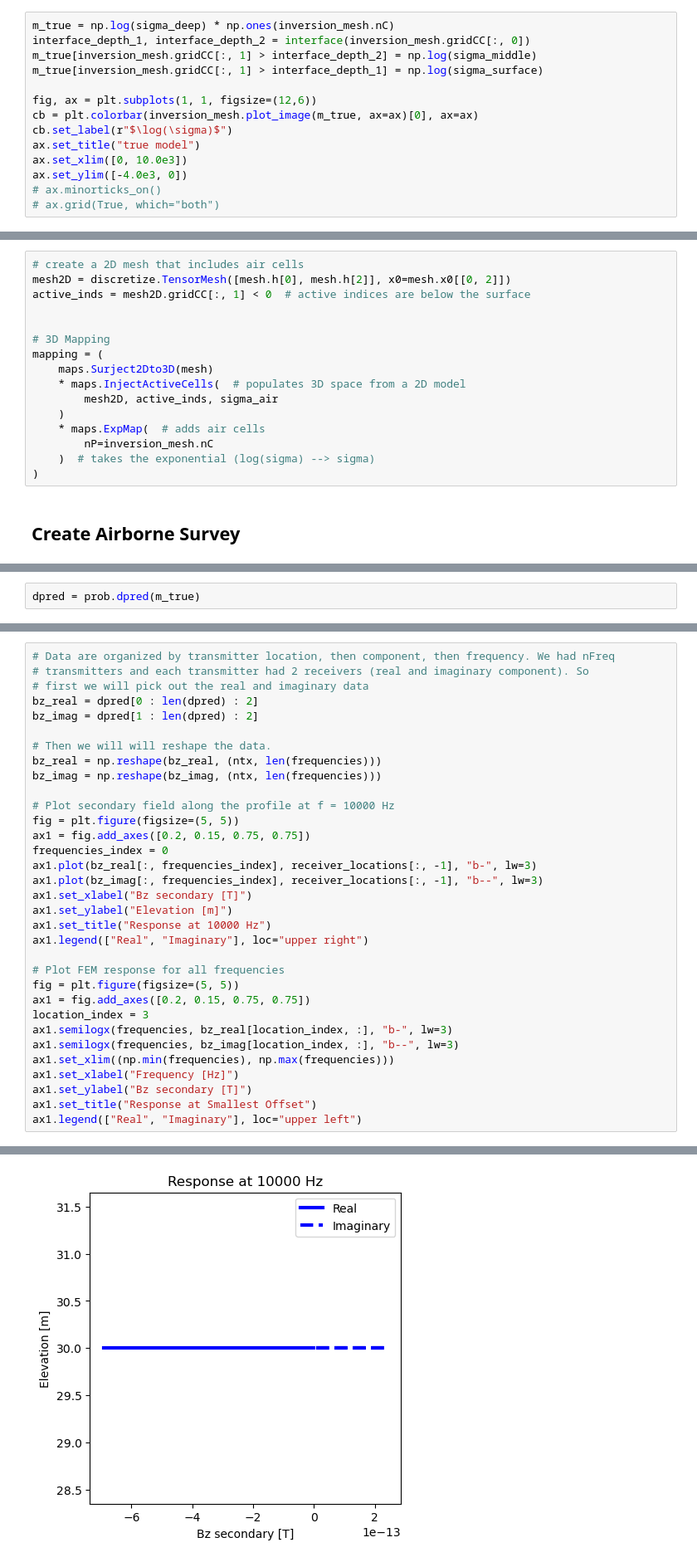
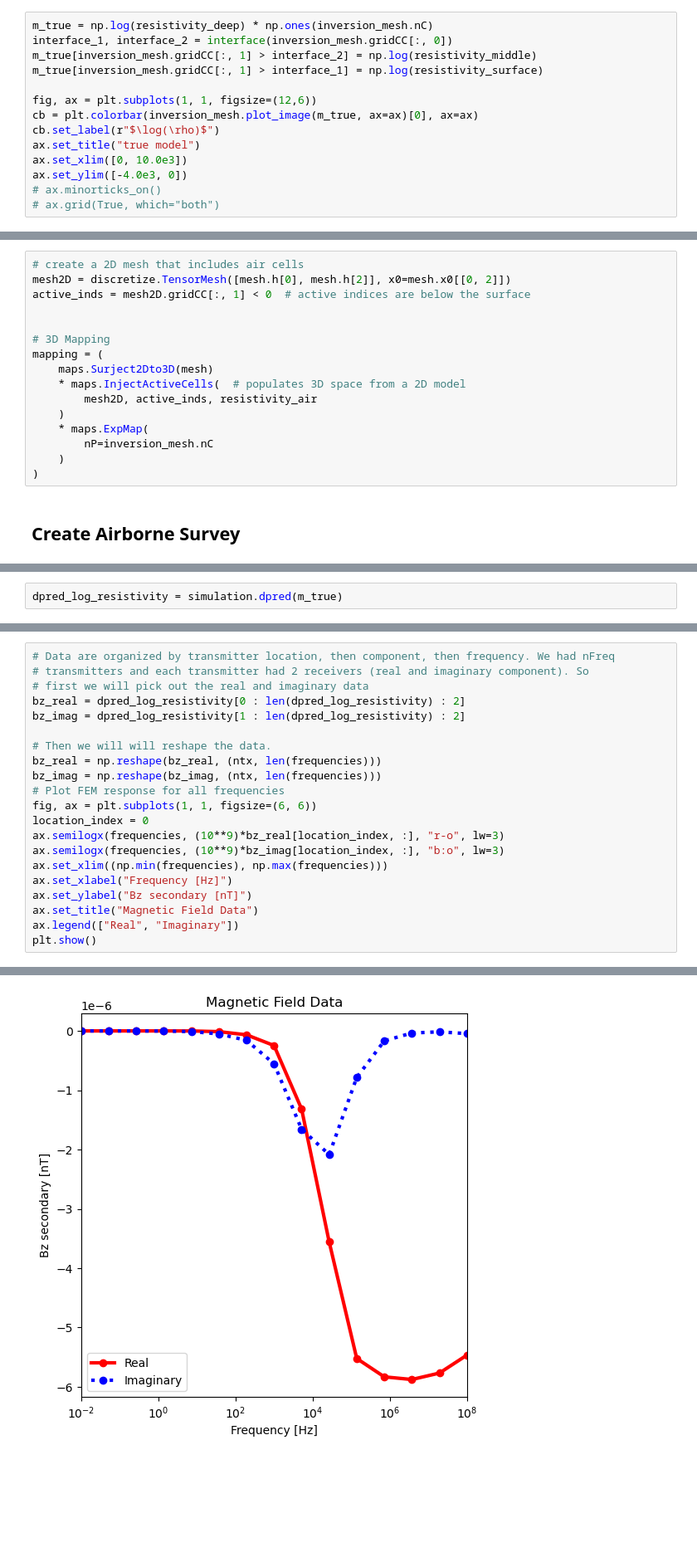
Before and after one commit to SabrinaAshik/EOSC454-Project-SabrinaAshik, a Jupyter notebook: 3d_files/3d_fwd_fdem_simulation.ipynb, the cells around one changed output, grey strips where cells are left out. Shown at 83% size. Cells and saved outputs as stored; diff of their text form; blank space fills up the shorter version.

```diff
--- a/3d_files/3d_fwd_fdem_simulation.ipynb
+++ b/3d_files/3d_fwd_fdem_simulation.ipynb
@@ -108,12 +112,12 @@ def interface(x):
 # %%
-m_true = np.log(sigma_deep) * np.ones(inversion_mesh.nC)
-interface_depth_1, interface_depth_2 = interface(inversion_mesh.gridCC[:, 0])
-m_true[inversion_mesh.gridCC[:, 1] > interface_depth_2] = np.log(sigma_middle)
-m_true[inversion_mesh.gridCC[:, 1] > interface_depth_1] = np.log(sigma_surface)
+m_true = np.log(resistivity_deep) * np.ones(inversion_mesh.nC)
+interface_1, interface_2 = interface(inversion_mesh.gridCC[:, 0])
+m_true[inversion_mesh.gridCC[:, 1] > interface_2] = np.log(resistivity_middle)
+m_true[inversion_mesh.gridCC[:, 1] > interface_1] = np.log(resistivity_surface)
 
 fig, ax = plt.subplots(1, 1, figsize=(12,6))
 cb = plt.colorbar(inversion_mesh.plot_image(m_true, ax=ax)[0], ax=ax)
-cb.set_label(r"$\log(\sigma)$")
+cb.set_label(r"$\log(\rho)$")
 ax.set_title("true model")
 ax.set_xlim([0, 10.0e3])
 ax.set_ylim([-4.0e3, 0])
@@ -134,11 +138,11 @@ active_inds = mesh2D.gridCC[:, 1] < 0  # active indices are below the surface
 mapping = (
     maps.Surject2Dto3D(mesh)
     * maps.InjectActiveCells(  # populates 3D space from a 2D model
-        mesh2D, active_inds, sigma_air
+        mesh2D, active_inds, resistivity_air
     )
-    * maps.ExpMap(  # adds air cells
+    * maps.ExpMap(
         nP=inversion_mesh.nC
-    )  # takes the exponential (log(sigma) --> sigma)
+    )
 )
 # %% [markdown]
 ## Create Airborne Survey
@@ -188,3 +194,3 @@ prob = fdem.Simulation3DMagneticFluxDensity(
 )
 # %%
-dpred = prob.dpred(m_true)
+dpred_log_resistivity = simulation.dpred(m_true)
@@ -264,33 +198,21 @@ array([-2.77865285e-18,  6.32495925e-17, -1.02521276e-16,  4.25873611e-16,
 # Data are organized by transmitter location, then component, then frequency. We had nFreq
 # transmitters and each transmitter had 2 receivers (real and imaginary component). So
 # first we will pick out the real and imaginary data
-bz_real = dpred[0 : len(dpred) : 2]
-bz_imag = dpred[1 : len(dpred) : 2]
+bz_real = dpred_log_resistivity[0 : len(dpred_log_resistivity) : 2]
+bz_imag = dpred_log_resistivity[1 : len(dpred_log_resistivity) : 2]
 
 # Then we will will reshape the data.
 bz_real = np.reshape(bz_real, (ntx, len(frequencies)))
 bz_imag = np.reshape(bz_imag, (ntx, len(frequencies)))
-
-# Plot secondary field along the profile at f = 10000 Hz
-fig = plt.figure(figsize=(5, 5))
-ax1 = fig.add_axes([0.2, 0.15, 0.75, 0.75])
-frequencies_index = 0
-ax1.plot(bz_real[:, frequencies_index], receiver_locations[:, -1], "b-", lw=3)
-ax1.plot(bz_imag[:, frequencies_index], receiver_locations[:, -1], "b--", lw=3)
-ax1.set_xlabel("Bz secondary [T]")
-ax1.set_ylabel("Elevation [m]")
-ax1.set_title("Response at 10000 Hz")
-ax1.legend(["Real", "Imaginary"], loc="upper right")
-
 # Plot FEM response for all frequencies
-fig = plt.figure(figsize=(5, 5))
-ax1 = fig.add_axes([0.2, 0.15, 0.75, 0.75])
-location_index = 3
-ax1.semilogx(frequencies, bz_real[location_index, :], "b-", lw=3)
-ax1.semilogx(frequencies, bz_imag[location_index, :], "b--", lw=3)
-ax1.set_xlim((np.min(frequencies), np.max(frequencies)))
-ax1.set_xlabel("Frequency [Hz]")
-ax1.set_ylabel("Bz secondary [T]")
-ax1.set_title("Response at Smallest Offset")
-ax1.legend(["Real", "Imaginary"], loc="upper left")
+fig, ax = plt.subplots(1, 1, figsize=(6, 6))
+location_index = 0
+ax.semilogx(frequencies, (10**9)*bz_real[location_index, :], "r-o", lw=3)
+ax.semilogx(frequencies, (10**9)*bz_imag[location_index, :], "b:o", lw=3)
+ax.set_xlim((np.min(frequencies), np.max(frequencies)))
+ax.set_xlabel("Frequency [Hz]")
+ax.set_ylabel("Bz secondary [nT]")
+ax.set_title("Magnetic Field Data")
+ax.legend(["Real", "Imaginary"])
+plt.show()
 # %% [output]
@@ -298 +219 @@ ax1.legend(["Real", "Imaginary"], loc="upper left")
-[figure, old version]
+[figure, new version]
```
Also changed, not shown: parts of 19 cells of this notebook, 8 other files.
